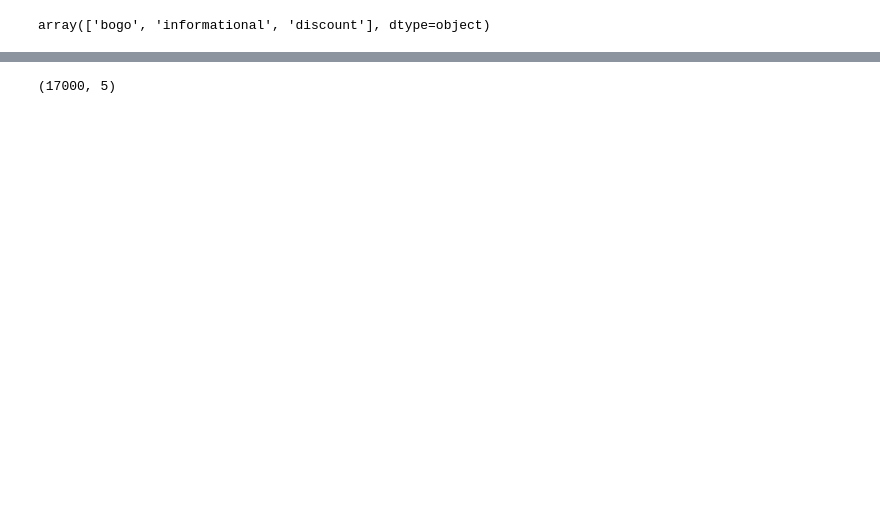
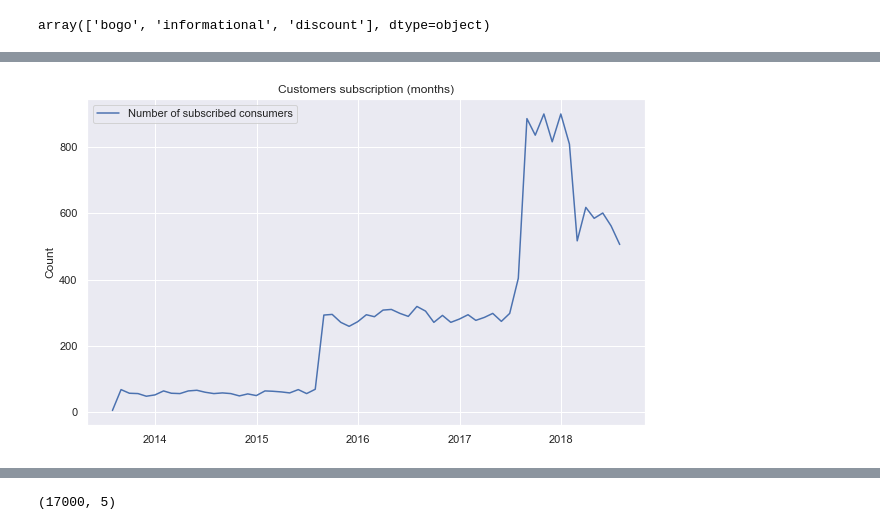
Before and after one commit to Kusainov/funksvd-starbucks, a Jupyter notebook: Starbucks_Capstone_notebook.ipynb, the cells around one changed output, grey strips where cells are left out. Cells and saved outputs as stored; diff of their text form; code cells hidden in the pictures; blank space fills up the shorter version.

```diff
--- a/Starbucks_Capstone_notebook.ipynb
+++ b/Starbucks_Capstone_notebook.ipynb
@@ -108,0 +197,12 @@ array(['bogo', 'informational', 'discount'], dtype=object)
+# %%
+#Months subscription
+x = subscrip_M_df.index
+fig, ax = plt.subplots(figsize = (10,6))
+y1 = subscrip_M_df
+ax.set_ylabel('Count')
+ax.plot(x, y1, label = 'Number of subscribed consumers')
+ax.set_title("Customers subscription (months)")
+plt.legend (loc = 'best')
+plt.show()
+# %% [output]
+[figure, added]
```
Also changed, not shown: parts of 166 cells of this notebook.
